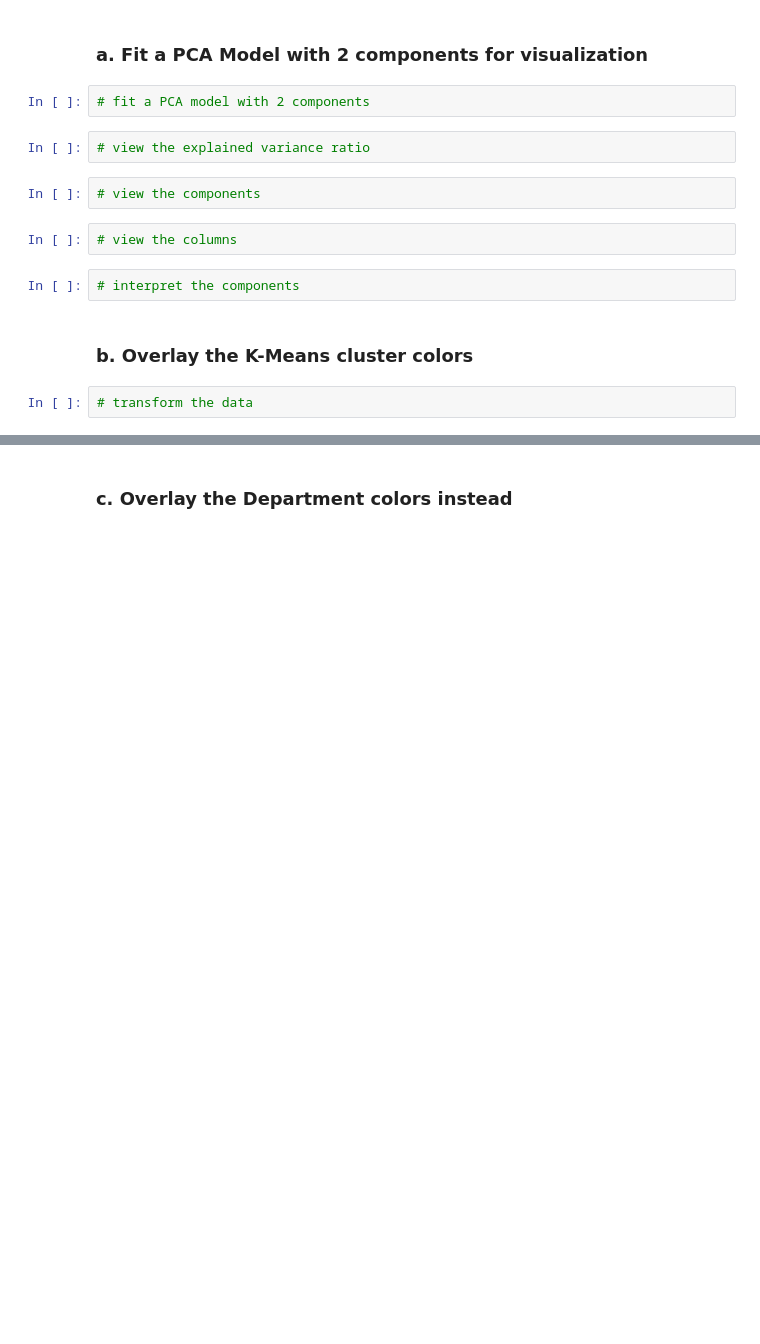
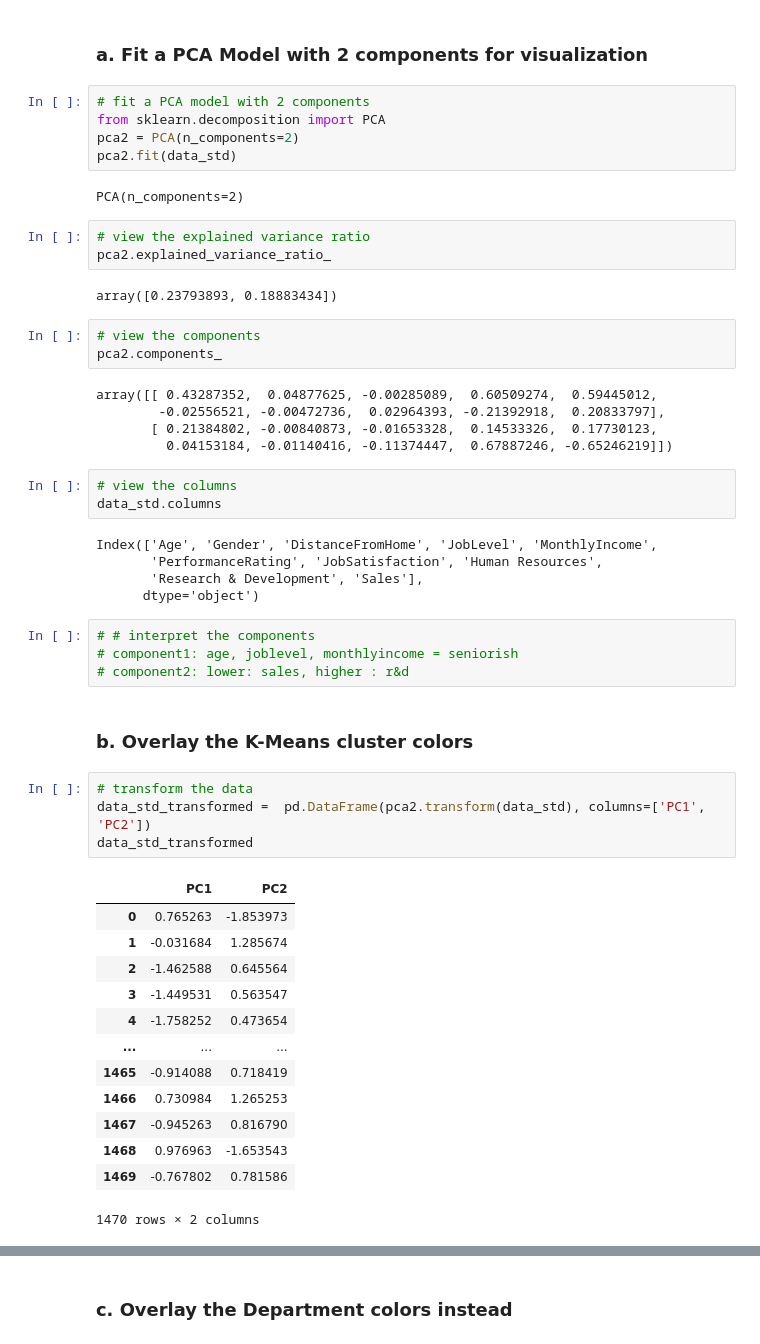
Before and after one commit to hummetova-gunay/Unsupervised_Learning, a Jupyter notebook: Python Unsupervised Learning/Course Assignment Notebooks/section11_final_project.ipynb, the cells around one changed output, grey strips where cells are left out. Cells and saved outputs as stored; diff of their text form; blank space fills up the shorter version.

```diff
--- a/Python Unsupervised Learning/Course Assignment Notebooks/section11_final_project.ipynb
+++ b/Python Unsupervised Learning/Course Assignment Notebooks/section11_final_project.ipynb
@@ -429,17 +428,55 @@ Let's visualize the data using PCA.
 ### a. Fit a PCA Model with 2 components for visualization
 # %%
 # fit a PCA model with 2 components
+from sklearn.decomposition import PCA
+pca2 = PCA(n_components=2)
+pca2.fit(data_std)
+# %% [output]
+PCA(n_components=2)
 # %%
 # view the explained variance ratio
+pca2.explained_variance_ratio_
+# %% [output]
+array([0.23793893, 0.18883434])
 # %%
 # view the components
+pca2.components_
+# %% [output]
+array([[ 0.43287352,  0.04877625, -0.00285089,  0.60509274,  0.59445012,
+        -0.02556521, -0.00472736,  0.02964393, -0.21392918,  0.20833797],
+       [ 0.21384802, -0.00840873, -0.01653328,  0.14533326,  0.17730123,
+         0.04153184, -0.01140416, -0.11374447,  0.67887246, -0.65246219]])
 # %%
 # view the columns
+data_std.columns
+# %% [output]
+Index(['Age', 'Gender', 'DistanceFromHome', 'JobLevel', 'MonthlyIncome',
+       'PerformanceRating', 'JobSatisfaction', 'Human Resources',
+       'Research & Development', 'Sales'],
+      dtype='object')
 # %%
-# interpret the components
+# # interpret the components
+# component1: age, joblevel, monthlyincome = seniorish
+# component2: lower: sales, higher : r&d
 # %% [markdown]
 ### b. Overlay the K-Means cluster colors
 # %%
 # transform the data
+data_std_transformed =  pd.DataFrame(pca2.transform(data_std), columns=['PC1', 'PC2'])
+data_std_transformed
+# %% [output]
+|  | PC1 | PC2 |
+| 0 | 0.765263 | -1.853973 |
+| 1 | -0.031684 | 1.285674 |
+| 2 | -1.462588 | 0.645564 |
+| 3 | -1.449531 | 0.563547 |
+| 4 | -1.758252 | 0.473654 |
+| ... | ... | ... |
+| 1465 | -0.914088 | 0.718419 |
+| 1466 | 0.730984 | 1.265253 |
+| 1467 | -0.945263 | 0.816790 |
+| 1468 | 0.976963 | -1.653543 |
+| 1469 | -0.767802 | 0.781586 |
+1470 rows × 2 columns
 # %%
 # plot the data
```
Also changed, not shown: parts of 4 cells of this notebook.
